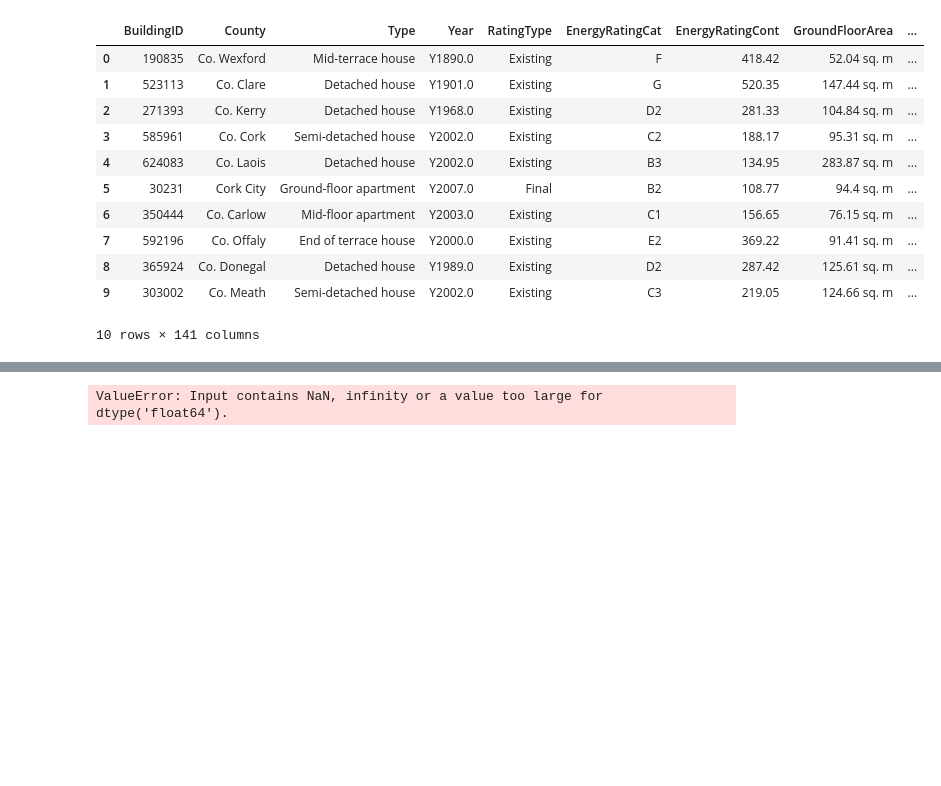
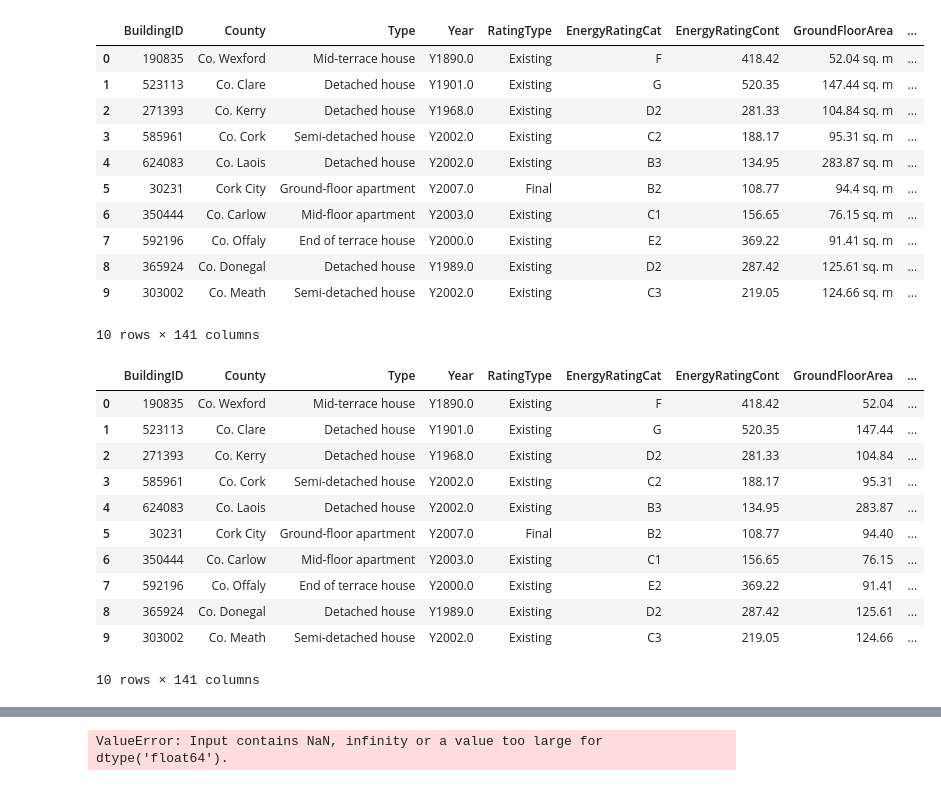
Before and after one commit to dmateusp/AIBDataHackITT, a Jupyter notebook: AIB Data Hack.ipynb, the cells around one changed output, grey strips where cells are left out. Cells and saved outputs as stored; diff of their text form; code cells hidden in the pictures; blank space fills up the shorter version.

```diff
--- a/AIB Data Hack.ipynb
+++ b/AIB Data Hack.ipynb
@@ -45,20 +45,25 @@ test.head(10)
 # %%
 def parseOutSqm(x):
     return x[:len(x)-6]
-# Converting NaN values
-test["EffSecondHeatGenPlant"] = test["EffSecondHeatGenPlant"].fillna(test["EffSecondHeatGenPlant"].median())
-test["PercSecondHeat"] = test["PercSecondHeat"].fillna(test["PercSecondHeat"].median())
-test["FuelTypeThirdBoiler"] = test["FuelTypeThirdBoiler"].fillna(test["FuelTypeThirdBoiler"].median())
-test["EffThirdHeatGenPlant"] = test["EffThirdHeatGenPlant"].fillna(test["EffThirdHeatGenPlant"].median())
-test["PercThirdHeat"] = test["PercThirdHeat"].fillna(test["PercThirdHeat"].median())
-test["HeatingSystemSolarSpace"] = test["HeatingSystemSolarSpace"].fillna(test["HeatingSystemSolarSpace"].median())
-test["TotPrimaryEnergyFac"] = test["TotPrimaryEnergyFac"].fillna(test["TotPrimaryEnergyFac"].median())
-test["TotCO2Emissions"] = test["TotCO2Emissions"].fillna(test["TotCO2Emissions"].median())
 
 # Parsing out the sq. m
 test["GroundFloorArea"] = test["GroundFloorArea"].apply(parseOutSqm).astype(float)
 
 test["GroundFloorArea"] = test["GroundFloorArea"].fillna(test["GroundFloorArea"].median())
+test.head(10)
+# %% [output]
+|  | BuildingID | County | Type | Year | RatingType | EnergyRatingCat | EnergyRatingCont | GroundFloorArea | ... |
+| 0 | 190835 | Co. Wexford | Mid-terrace house | Y1890.0 | Existing | F | 418.42 | 52.04 | ... |
+| 1 | 523113 | Co. Clare | Detached house | Y1901.0 | Existing | G | 520.35 | 147.44 | ... |
+| 2 | 271393 | Co. Kerry | Detached house | Y1968.0 | Existing | D2 | 281.33 | 104.84 | ... |
+| 3 | 585961 | Co. Cork | Semi-detached house | Y2002.0 | Existing | C2 | 188.17 | 95.31 | ... |
+| 4 | 624083 | Co. Laois | Detached house | Y2002.0 | Existing | B3 | 134.95 | 283.87 | ... |
+| 5 | 30231 | Cork City | Ground-floor apartment | Y2007.0 | Final | B2 | 108.77 | 94.40 | ... |
+| 6 | 350444 | Co. Carlow | Mid-floor apartment | Y2003.0 | Existing | C1 | 156.65 | 76.15 | ... |
+| 7 | 592196 | Co. Offaly | End of terrace house | Y2000.0 | Existing | E2 | 369.22 | 91.41 | ... |
+| 8 | 365924 | Co. Donegal | Detached house | Y1989.0 | Existing | D2 | 287.42 | 125.61 | ... |
+| 9 | 303002 | Co. Meath | Semi-detached house | Y2002.0 | Existing | C3 | 219.05 | 124.66 | ... |
+10 rows × 141 columns
 # %%
 def parseYear(x):
     return x[1:]
```
Also changed, not shown: parts of 8 cells of this notebook.
